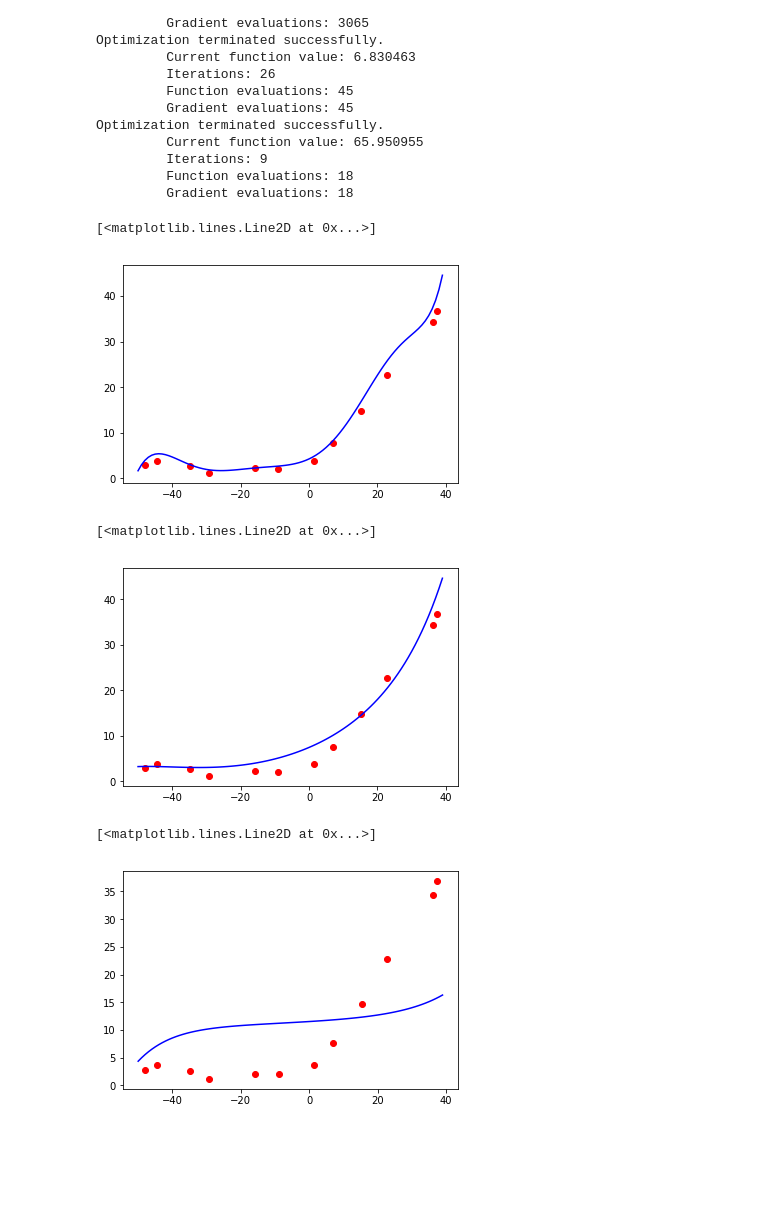
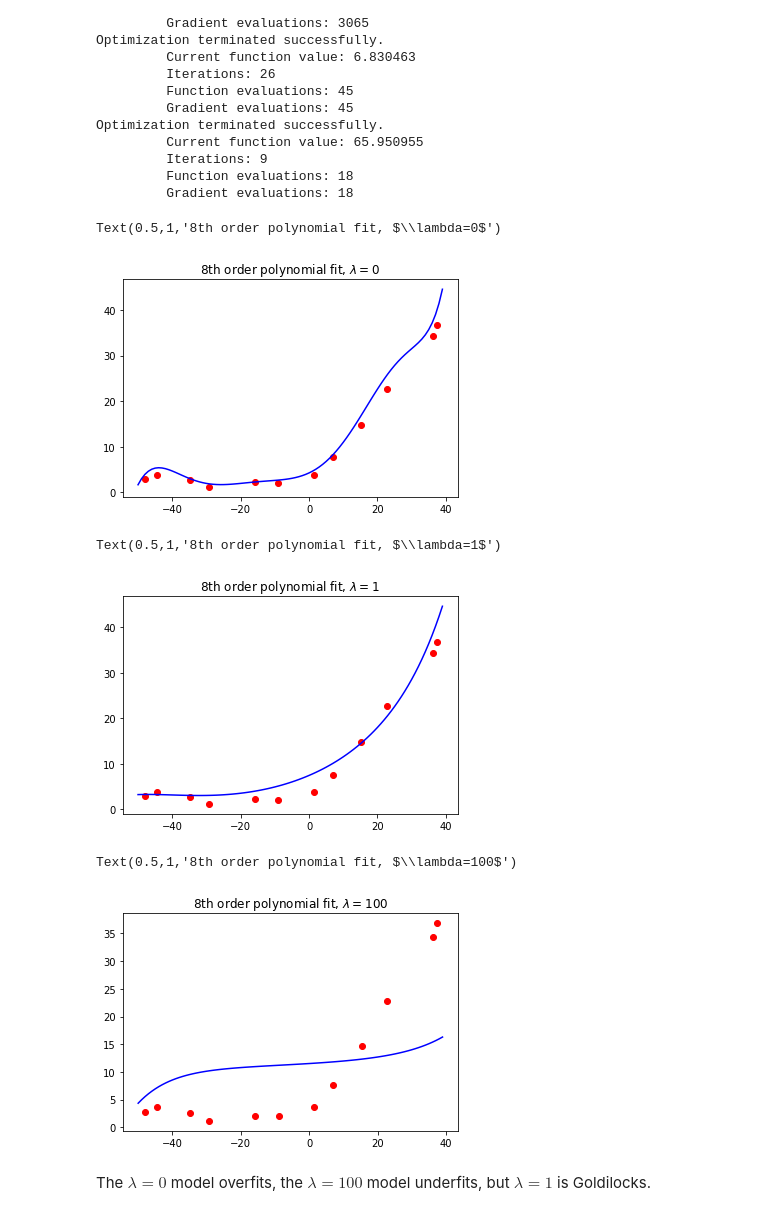
Before and after one commit to davidjbauer/andrew-ng-ML, a Jupyter notebook: ex5.ipynb, the cells around one changed output. Drawn from its saved outputs; the diff is of its cells as text; code cells hidden in the pictures; blank space fills up the shorter version.

```diff
--- a/ex5.ipynb
+++ b/ex5.ipynb
@@ -60,0 +89,17 @@ plt.plot(x_plot, y_plot, color='blue')
+# %%
+def plot_training_error(X, y, X_val, y_val):
+    m = X.shape[0]
+    training_error = []
+    cv_error = []
+    for i in range(1, m+1):
+        theta_star = scipy.optimize.fmin_cg(lambda t: J(t, X[0:i], y[0:i], 0),
+                                   np.ones(2),
+                                   fprime=lambda t: gradJ(t, X[0:i], y[0:i], 0),
+                                  disp = 0)
+        training_error.append(J(theta_star, X[0:i], y[0:i], 0))
+        cv_error.append(J(theta_star, X_val, y_val, 0))
+    x = np.arange(1, m+1)
+    plt.plot(x, training_error)
+    plt.plot(x, cv_error)
+# %%
+plot_training_error(X_train, y_train, X_cv, y_cv)
@@ -129,18 +184,23 @@ x_plot100 = np.arange(-50, 40)
 # %%
 plt.scatter(X_train, y_train, color='red')
 plt.plot(x_plot0, y_plot0, color='blue')
+plt.title(r"8th order polynomial fit, $\lambda=0$")
 # %% [output]
-[<matplotlib.lines.Line2D at 0x...>]
+Text(0.5,1,'8th order polynomial fit, $\\lambda=0$')
-[figure, old version]
+[figure, new version]
 # %%
 plt.scatter(X_train, y_train, color='red')
 plt.plot(x_plot1, y_plot1, color='blue')
+plt.title(r"8th order polynomial fit, $\lambda=1$")
 # %% [output]
-[<matplotlib.lines.Line2D at 0x...>]
+Text(0.5,1,'8th order polynomial fit, $\\lambda=1$')
-[figure, old version]
+[figure, new version]
 # %%
 plt.scatter(X_train, y_train, color='red')
 plt.plot(x_plot100, y_plot100, color='blue')
+plt.title(r"8th order polynomial fit, $\lambda=100$")
 # %% [output]
-[<matplotlib.lines.Line2D at 0x...>]
+Text(0.5,1,'8th order polynomial fit, $\\lambda=100$')
-[figure, old version]
+[figure, new version]
+# %% [markdown]
+The $\lambda=0$ model overfits, the $\lambda=100$ model underfits, but $\lambda=1$ is Goldilocks.
```
Also changed, not shown: parts of 16 cells of this notebook.
